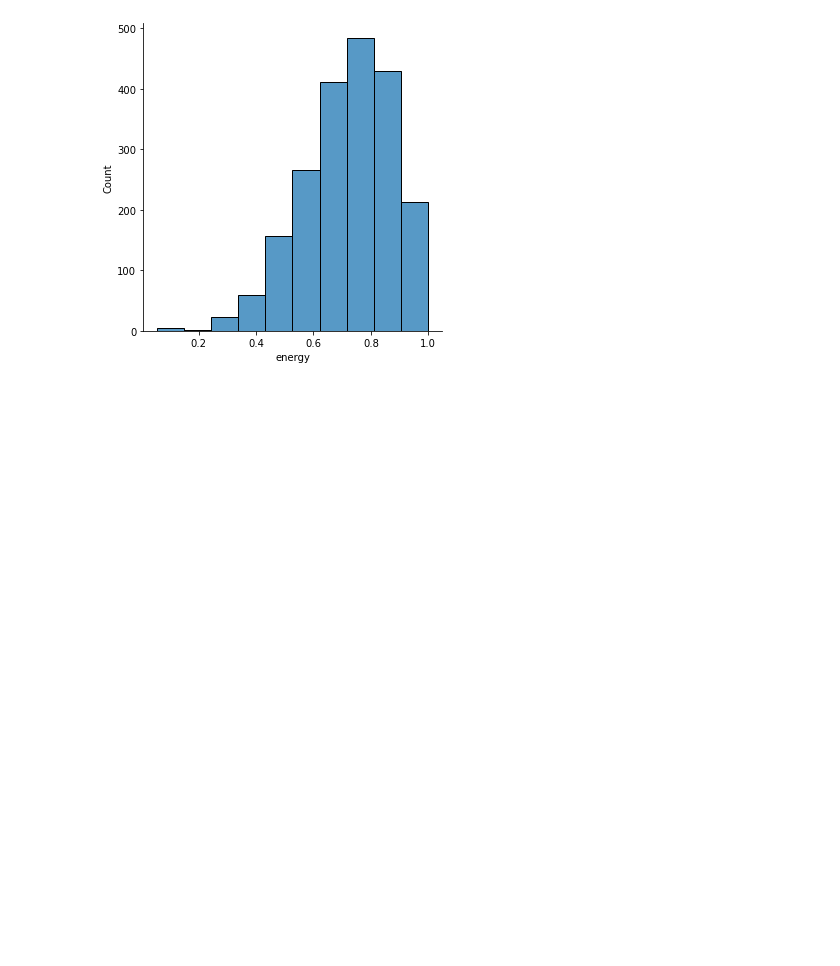
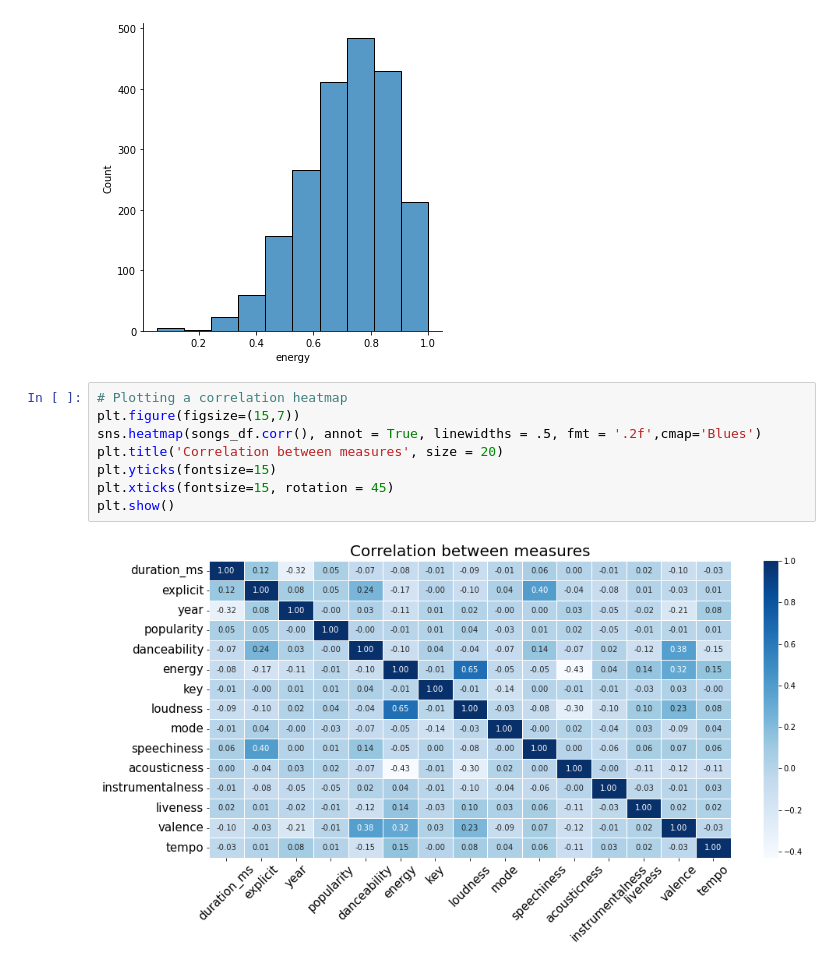
Before and after one commit to aktugchelekche/Project_Team_2, a Jupyter notebook: EDA.ipynb, the cells around one changed output. Saved outputs shown, nothing was run; the diff lists cells and outputs as text; blank space fills up the shorter version.

Commit message:
Correlation Heatmap

```diff
--- a/EDA.ipynb
+++ b/EDA.ipynb
@@ -102,3 +95,13 @@ sns.displot(songs_df.energy , bins=10)
 # %% [output]
 <seaborn.axisgrid.FacetGrid at 0x...>
 [figure]
+# %%
+# Plotting a correlation heatmap
+plt.figure(figsize=(15,7))
+sns.heatmap(songs_df.corr(), annot = True, linewidths = .5, fmt = '.2f',cmap='Blues')
+plt.title('Correlation between measures', size = 20)
+plt.yticks(fontsize=15)
+plt.xticks(fontsize=15, rotation = 45)
+plt.show()
+# %% [output]
+[figure, added]
```
Also changed, not shown: parts of 1 cell of this notebook.
